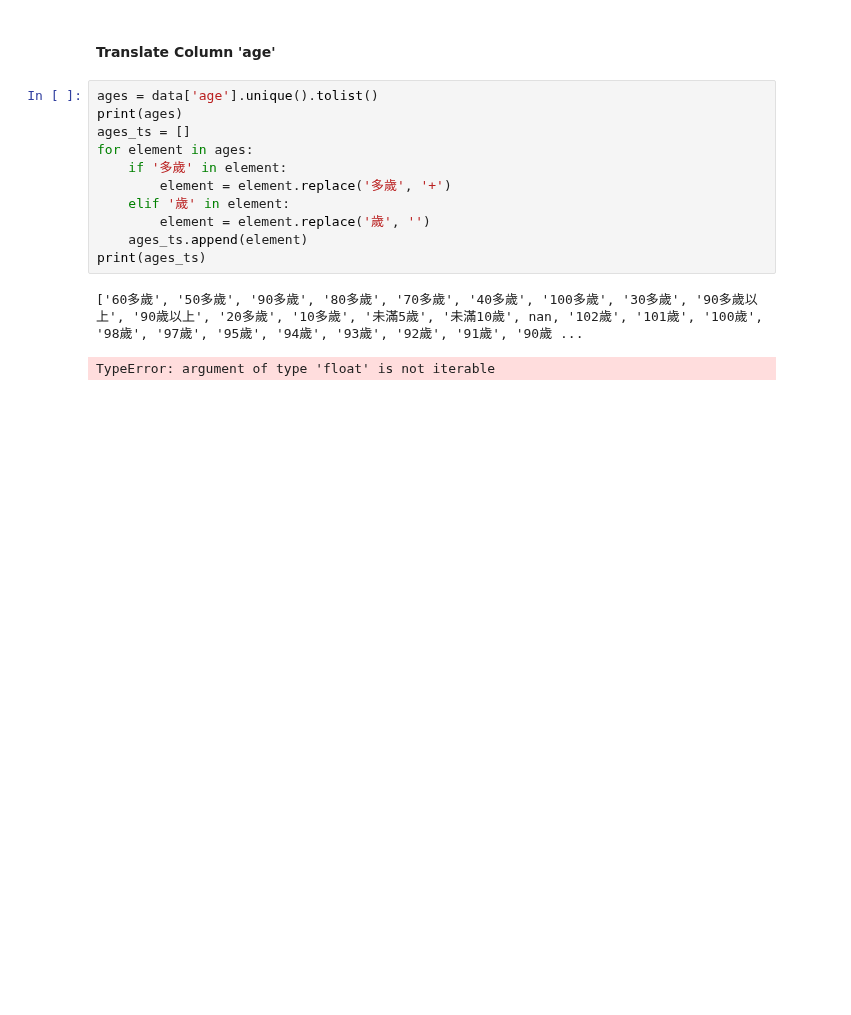
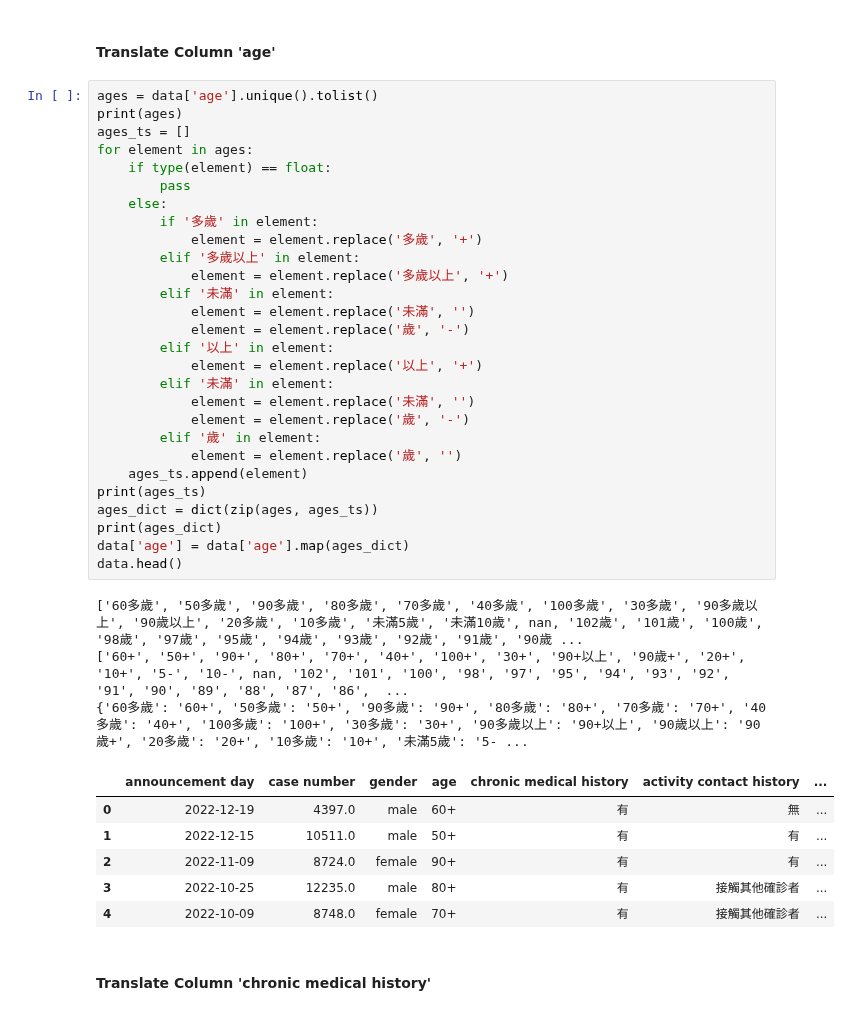
Before and after one commit to belongtothenight/BD_ML_Code, a Jupyter notebook: src/BD_w14_hw.ipynb, the cells around one changed output. Cells and saved outputs as stored; diff of their text form; blank space fills up the shorter version.

```diff
--- a/src/BD_w14_hw.ipynb
+++ b/src/BD_w14_hw.ipynb
@@ -293,14 +294,40 @@ data.head()
 # %%
 ages = data['age'].unique().tolist()
 print(ages)
 ages_ts = []
 for element in ages:
-    if '多歲' in element:
-        element = element.replace('多歲', '+')
-    elif '歲' in element:
-        element = element.replace('歲', '')
+    if type(element) == float:
+        pass
+    else:
+        if '多歲' in element:
+            element = element.replace('多歲', '+')
+        elif '多歲以上' in element:
+            element = element.replace('多歲以上', '+')
+        elif '未滿' in element:
+            element = element.replace('未滿', '')
+            element = element.replace('歲', '-')
+        elif '以上' in element:
+            element = element.replace('以上', '+')
+        elif '未滿' in element:
+            element = element.replace('未滿', '')
+            element = element.replace('歲', '-')
+        elif '歲' in element:
+            element = element.replace('歲', '')
     ages_ts.append(element)
 print(ages_ts)
+ages_dict = dict(zip(ages, ages_ts))
+print(ages_dict)
+data['age'] = data['age'].map(ages_dict)
+data.head()
 # %% [output]
 ['60多歲', '50多歲', '90多歲', '80多歲', '70多歲', '40多歲', '100多歲', '30多歲', '90多歲以上', '90歲以上', '20多歲', '10多歲', '未滿5歲', '未滿10歲', nan, '102歲', '101歲', '100歲', '98歲', '97歲', '95歲', '94歲', '93歲', '92歲', '91歲', '90歲 ...
+['60+', '50+', '90+', '80+', '70+', '40+', '100+', '30+', '90+以上', '90歲+', '20+', '10+', '5-', '10-', nan, '102', '101', '100', '98', '97', '95', '94', '93', '92', '91', '90', '89', '88', '87', '86',  ...
+{'60多歲': '60+', '50多歲': '50+', '90多歲': '90+', '80多歲': '80+', '70多歲': '70+', '40多歲': '40+', '100多歲': '100+', '30多歲': '30+', '90多歲以上': '90+以上', '90歲以上': '90歲+', '20多歲': '20+', '10多歲': '10+', '未滿5歲': '5- ...
-TypeError: argument of type 'float' is not iterable
+|  | announcement day | case number | gender | age | chronic medical history | activity contact history | ... |
+| 0 | 2022-12-19 | 4397.0 | male | 60+ | 有 | 無 | ... |
+| 1 | 2022-12-15 | 10511.0 | male | 50+ | 有 | 有 | ... |
+| 2 | 2022-11-09 | 8724.0 | female | 90+ | 有 | 有 | ... |
+| 3 | 2022-10-25 | 12235.0 | male | 80+ | 有 | 接觸其他確診者 | ... |
+| 4 | 2022-10-09 | 8748.0 | female | 70+ | 有 | 接觸其他確診者 | ... |
+# %% [markdown]
+#### Translate Column 'chronic medical history'
```
Also changed, not shown: parts of 3 cells of this notebook.
